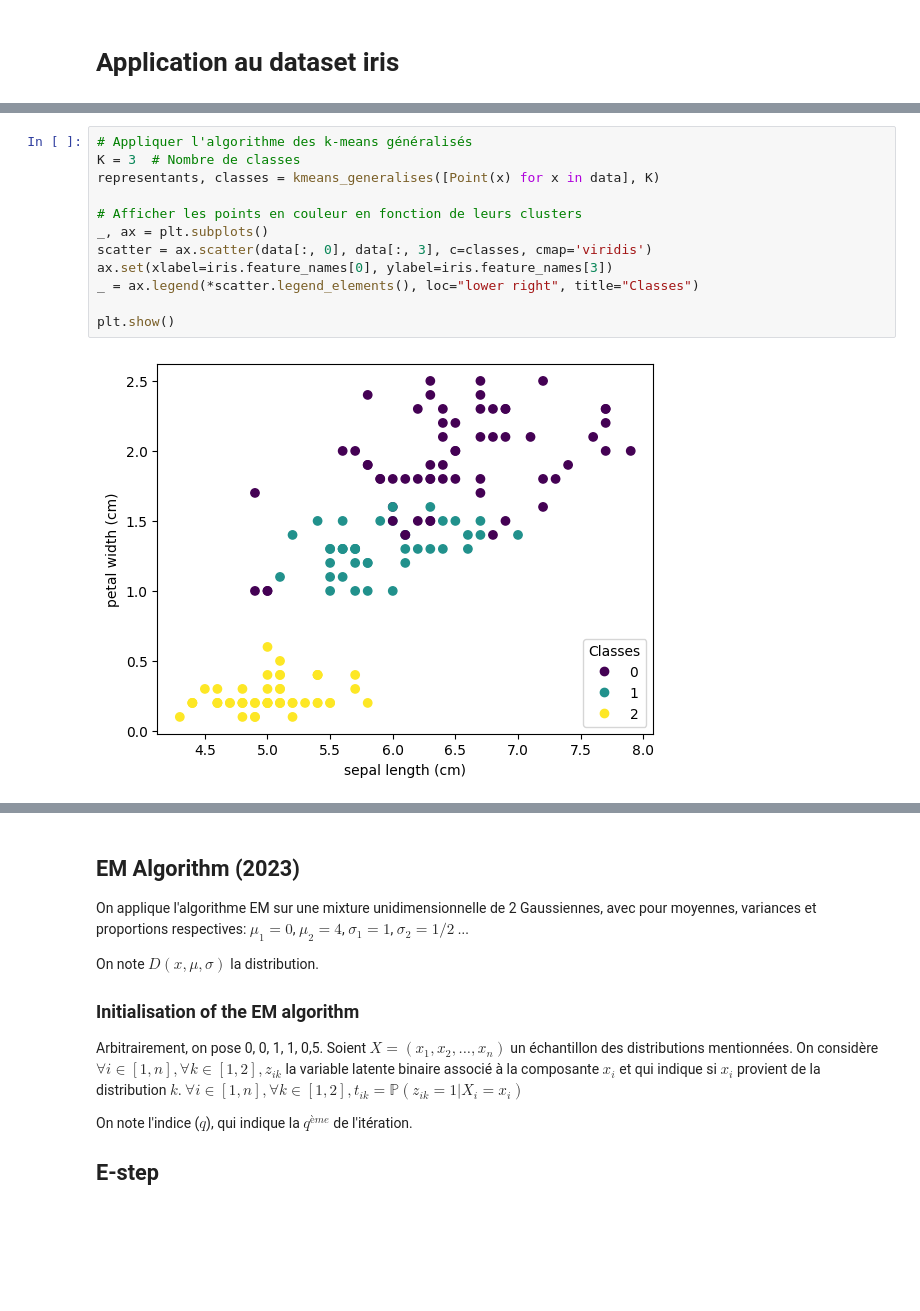
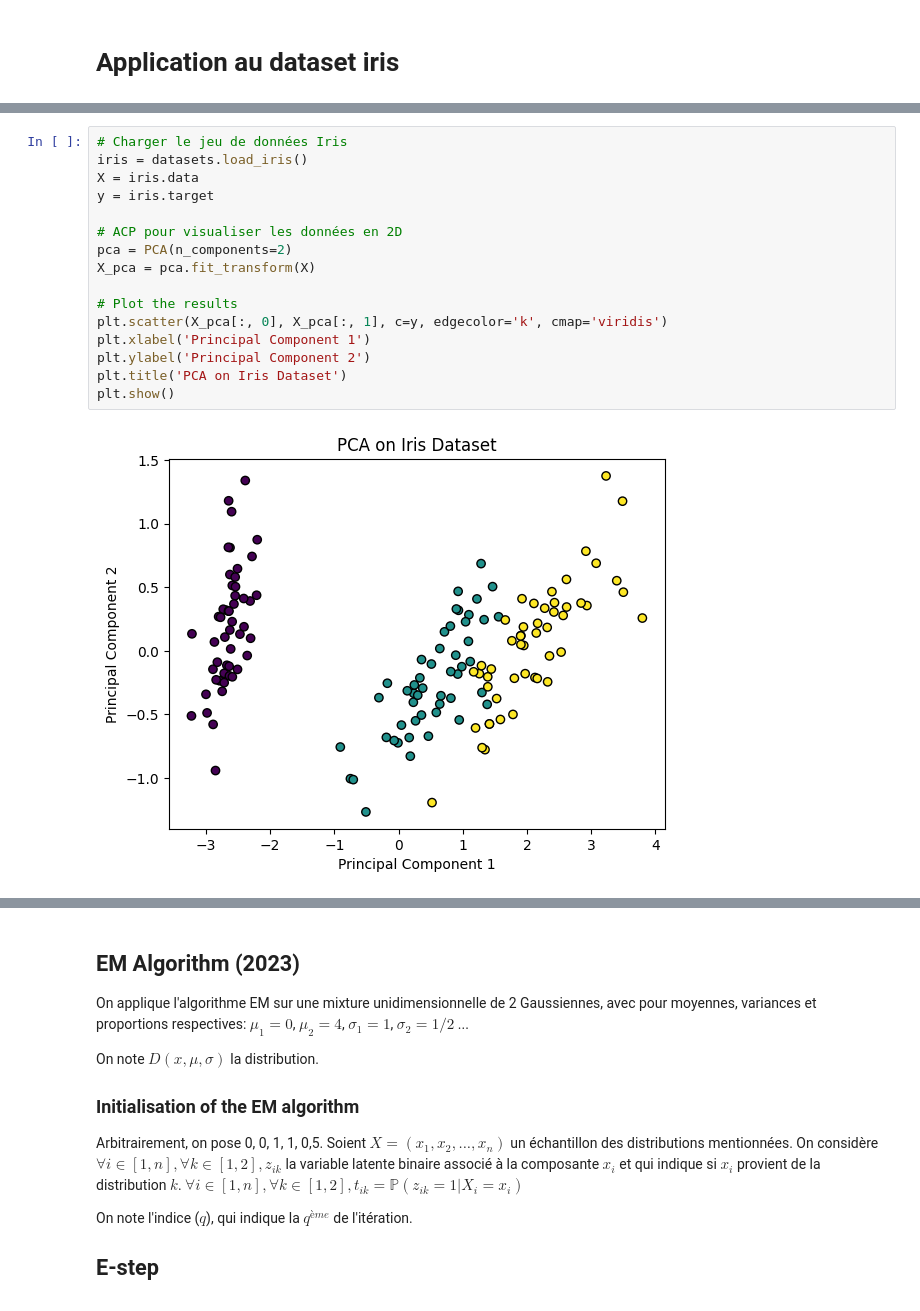
Before and after one commit to NoahKWM/ANDO, a Jupyter notebook: projet_ando.ipynb, the cells around one changed output, grey strips where cells are left out. Saved outputs shown, nothing was run; the diff lists cells and outputs as text; blank space fills up the shorter version.

```diff
--- a/projet_ando.ipynb
+++ b/projet_ando.ipynb
@@ -334,14 +347,18 @@ _ = ax.legend(scatter.legend_elements()[0], iris.target_names, loc="lower right"
-# %%
-# Appliquer l'algorithme des k-means généralisés
-K = 3  # Nombre de classes
-representants, classes = kmeans_generalises([Point(x) for x in data], K)
-
-# Afficher les points en couleur en fonction de leurs clusters
-_, ax = plt.subplots()
-scatter = ax.scatter(data[:, 0], data[:, 3], c=classes, cmap='viridis')
-ax.set(xlabel=iris.feature_names[0], ylabel=iris.feature_names[3])
-_ = ax.legend(*scatter.legend_elements(), loc="lower right", title="Classes")
-
-plt.show()
-# %% [output]
-[figure, removed]
+# %%
+# Charger le jeu de données Iris
+iris = datasets.load_iris()
+X = iris.data
+y = iris.target
+
+# ACP pour visualiser les données en 2D
+pca = PCA(n_components=2)
+X_pca = pca.fit_transform(X)
+
+# Plot the results
+plt.scatter(X_pca[:, 0], X_pca[:, 1], c=y, edgecolor='k', cmap='viridis')
+plt.xlabel('Principal Component 1')
+plt.ylabel('Principal Component 2')
+plt.title('PCA on Iris Dataset')
+plt.show()
+# %% [output]
+[figure, added]
```
Also changed, not shown: parts of 15 cells of this notebook.
